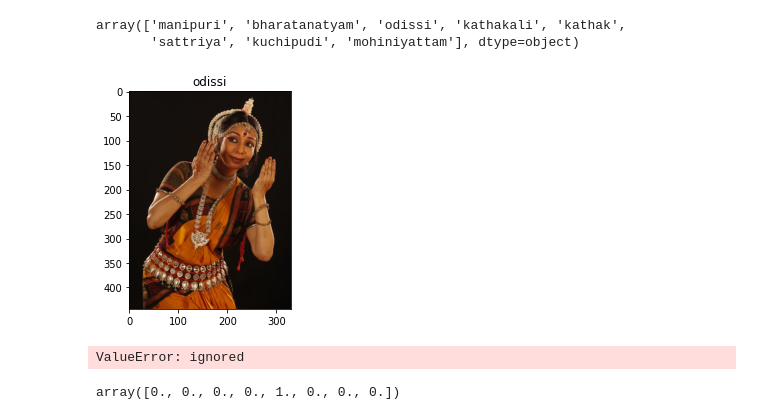
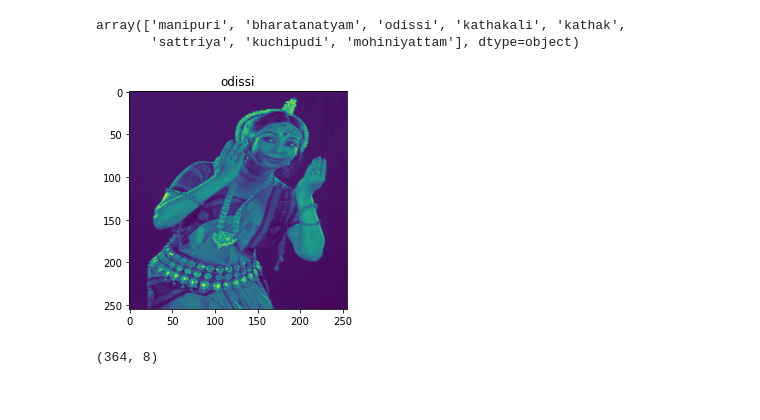
Before and after one commit to pras-4795/AIMLColab, a Jupyter notebook: dance.ipynb, the cells around one changed output. Saved outputs shown, nothing was run; the diff lists cells and outputs as text; code cells hidden in the pictures.

```diff
--- a/dance.ipynb
+++ b/dance.ipynb
@@ -23,17 +26,21 @@ Y = []
+# %%
+X = np.zeros((1,255,255))
+Y = np.array([])
 # %%
+#largest width = 4477, largest height = 3872
 for index, row in df.iterrows():
   p = os.path.join('/content/drive/My Drive/Dance/dataset/train', row['Image'])
-  X.append(cv2.imread(p))
-  Y.append(row['target'])
+  image = cv2.imread(p,cv2.IMREAD_GRAYSCALE)
+  g = cv2.resize(image, (255, 255))
+  g = np.reshape(g,(1,255,255))
+  X = np.append(X,g,axis=0)
+  Y = np.append(Y,row['target'])
+# %%
+X = np.delete(X,0,0)
 # %%
 # as opencv loads in BGR format by default, we want to show it in RGB.
-plt.imshow(cv2.cvtColor(X[2], cv2.COLOR_BGR2RGB))
+plt.imshow(X[2])
 plt.title(Y[2])
 plt.show()
 # %% [output]
-[figure, old version]
+[figure, new version]
-# %%
-for i,x in enumerate(X):
-  X[i] = x/255
-# %% [output]
-ValueError: ignored
@@ -45,6 +61,6 @@ onehot_encoder = OneHotEncoder(sparse=False)
 integer_encoded = integer_encoded.reshape(len(integer_encoded), 1)
 Y = onehot_encoder.fit_transform(integer_encoded)
 # %%
-Y[0]
+Y.shape
 # %% [output]
-array([0., 0., 0., 0., 1., 0., 0., 0.])
+(364, 8)
```
Also changed, not shown: parts of 15 cells of this notebook.
